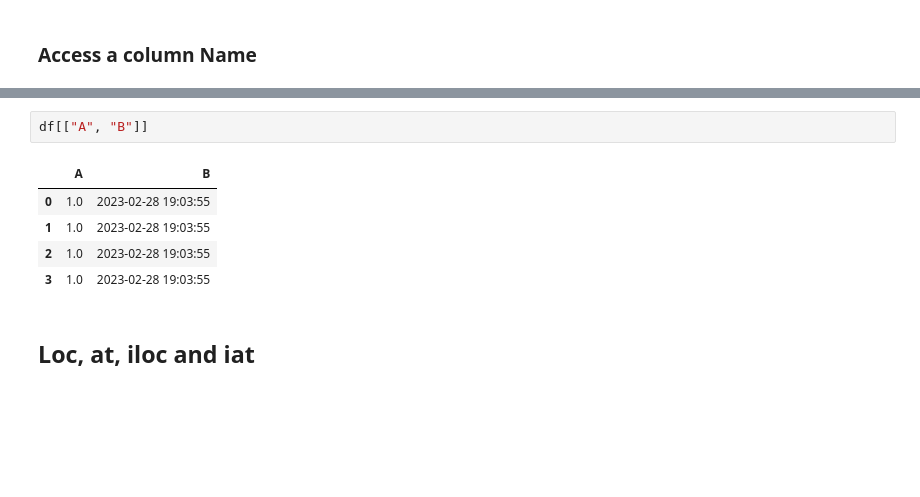
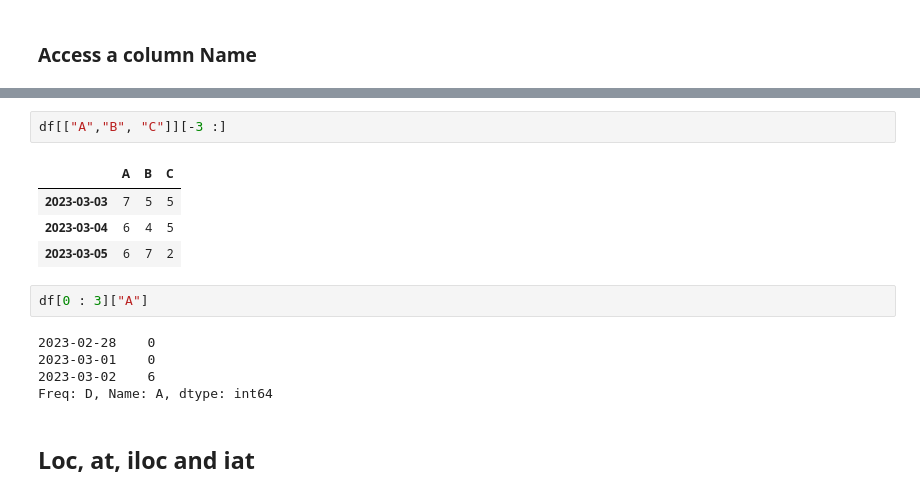
Before and after one commit to dhananjai1511/genpact-ds-batch-2, a Jupyter notebook: DS Lib Trtorials/Pandas Basics.ipynb, the cells around one changed output, grey strips where cells are left out. Cells and saved outputs as stored; diff of their text form; blank space fills up the shorter version.

```diff
--- a/DS Lib Trtorials/Pandas Basics.ipynb
+++ b/DS Lib Trtorials/Pandas Basics.ipynb
@@ -258,11 +251,17 @@ Freq: D, Name: A, dtype: int64
 # %%
-df[["A", "B"]]
+df[["A","B", "C"]][-3 :]
 # %% [output]
-|  | A | B |
-| 0 | 1.0 | 2023-02-28 19:03:55 |
-| 1 | 1.0 | 2023-02-28 19:03:55 |
-| 2 | 1.0 | 2023-02-28 19:03:55 |
-| 3 | 1.0 | 2023-02-28 19:03:55 |
+|  | A | B | C |
+| 2023-03-03 | 7 | 5 | 5 |
+| 2023-03-04 | 6 | 4 | 5 |
+| 2023-03-05 | 6 | 7 | 2 |
+# %%
+df[0 : 3]["A"]
+# %% [output]
+2023-02-28    0
+2023-03-01    0
+2023-03-02    6
+Freq: D, Name: A, dtype: int64
 # %% [markdown]
 ## Loc, at, iloc and iat
 # %%
```
Also changed, not shown: parts of 57 cells of this notebook, 4 other files.
